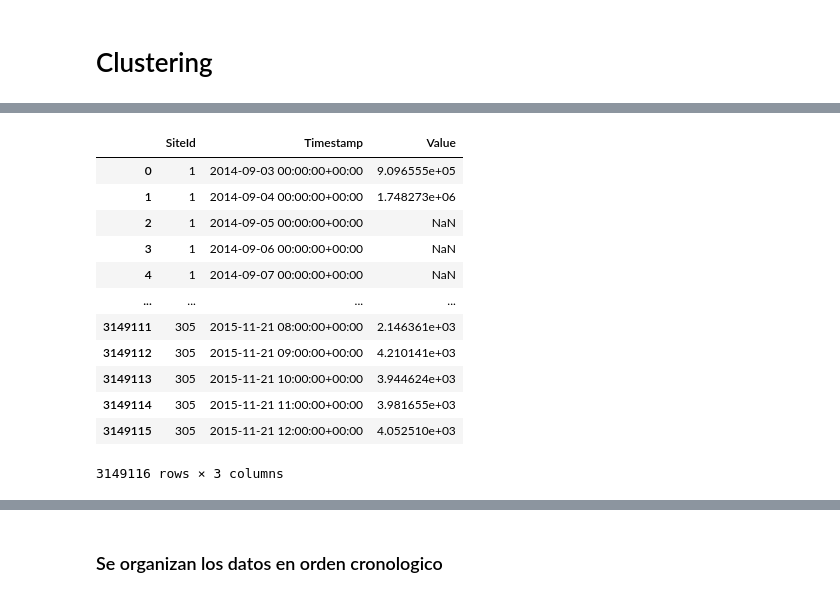
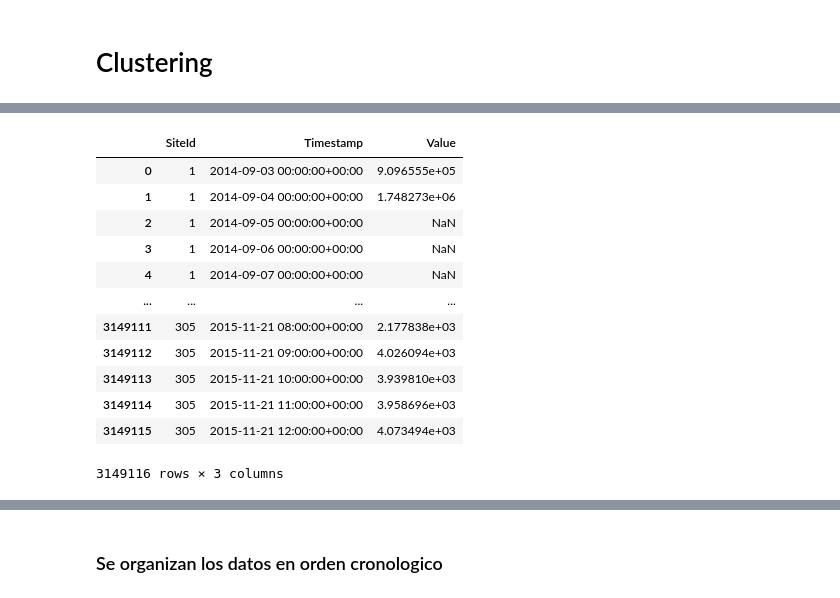
Before and after one commit to jfrenza/min_datos_gdes_vol_info, a Jupyter notebook: PySpark_Proyecto.ipynb, the cells around one changed output, grey strips where cells are left out. Drawn from its saved outputs; the diff is of its cells as text; code cells hidden in the pictures.

```diff
--- a/PySpark_Proyecto.ipynb
+++ b/PySpark_Proyecto.ipynb
@@ -64,22 +69,22 @@ total_data = pd.concat([train_data, test_data])
 # %%
 # Convert the Timestamp column to datetime
 total_data['Timestamp'] = pd.to_datetime(total_data['Timestamp'])
 
 # Group by Timestamp and SiteId, and calculate the mean value
-result_total_data = total_data.groupby(['SiteId', pd.Grouper(key='Timestamp', freq='H')])['Value'].mean().reset_index()
+result_total_data = total_data.groupby(['SiteId', pd.Grouper(key='Timestamp', freq='H')])['Value'].median().reset_index()
 
 result_total_data
 # %% [output]
 |  | SiteId | Timestamp | Value |
 | 0 | 1 | 2014-09-03 00:00:00+00:00 | 9.096555e+05 |
 | 1 | 1 | 2014-09-04 00:00:00+00:00 | 1.748273e+06 |
 | 2 | 1 | 2014-09-05 00:00:00+00:00 | NaN |
 | 3 | 1 | 2014-09-06 00:00:00+00:00 | NaN |
 | 4 | 1 | 2014-09-07 00:00:00+00:00 | NaN |
 | ... | ... | ... | ... |
-| 3149111 | 305 | 2015-11-21 08:00:00+00:00 | 2.146361e+03 |
-| 3149112 | 305 | 2015-11-21 09:00:00+00:00 | 4.210141e+03 |
-| 3149113 | 305 | 2015-11-21 10:00:00+00:00 | 3.944624e+03 |
-| 3149114 | 305 | 2015-11-21 11:00:00+00:00 | 3.981655e+03 |
-| 3149115 | 305 | 2015-11-21 12:00:00+00:00 | 4.052510e+03 |
+| 3149111 | 305 | 2015-11-21 08:00:00+00:00 | 2.177838e+03 |
+| 3149112 | 305 | 2015-11-21 09:00:00+00:00 | 4.026094e+03 |
+| 3149113 | 305 | 2015-11-21 10:00:00+00:00 | 3.939810e+03 |
+| 3149114 | 305 | 2015-11-21 11:00:00+00:00 | 3.958696e+03 |
+| 3149115 | 305 | 2015-11-21 12:00:00+00:00 | 4.073494e+03 |
 3149116 rows × 3 columns
```
Also changed, not shown: parts of 81 cells of this notebook.
